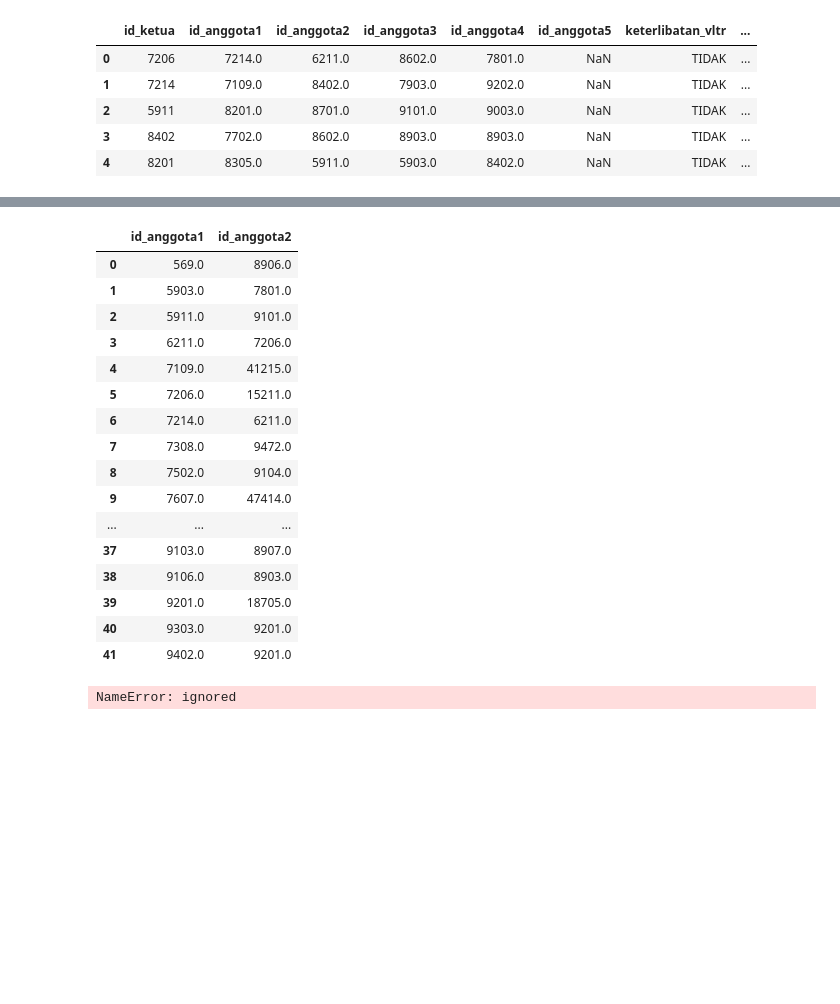
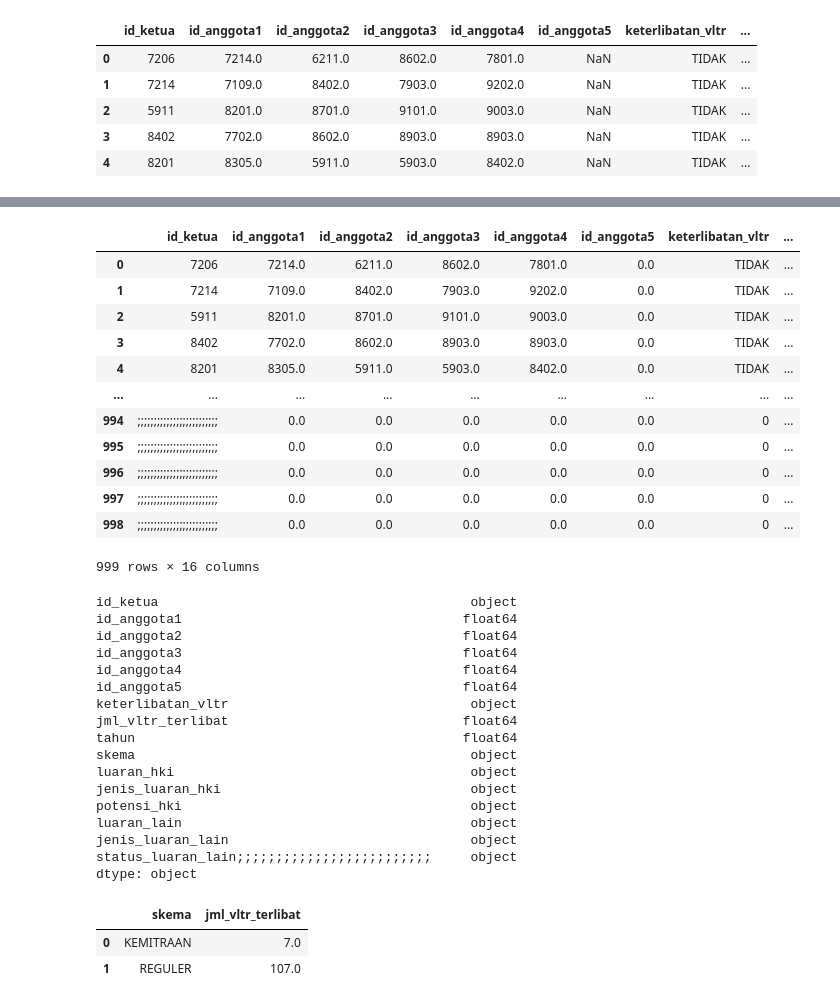
Before and after one commit to almirars/MachineLearning, a Jupyter notebook: Kuis_2.ipynb, the cells around one changed output, grey strips where cells are left out. Drawn from its saved outputs; the diff is of its cells as text; code cells hidden in the pictures; blank space fills up the shorter version.

```diff
--- a/Kuis_2.ipynb
+++ b/Kuis_2.ipynb
@@ -65,37 +31,42 @@ Text(0, 0.5, 'id_anggota2')
-# %%
-bub_data = data.groupby('id_anggota1')['id_anggota2'].sum().reset_index()
-bub_data
-# %% [output]
-|  | id_anggota1 | id_anggota2 |
-| 0 | 569.0 | 8906.0 |
-| 1 | 5903.0 | 7801.0 |
-| 2 | 5911.0 | 9101.0 |
-| 3 | 6211.0 | 7206.0 |
-| 4 | 7109.0 | 41215.0 |
-| 5 | 7206.0 | 15211.0 |
-| 6 | 7214.0 | 6211.0 |
-| 7 | 7308.0 | 9472.0 |
-| 8 | 7502.0 | 9104.0 |
-| 9 | 7607.0 | 47414.0 |
-| ... | ... | ... |
-| 37 | 9103.0 | 8907.0 |
-| 38 | 9106.0 | 8903.0 |
-| 39 | 9201.0 | 18705.0 |
-| 40 | 9303.0 | 9201.0 |
-| 41 | 9402.0 | 9201.0 |
-# %%
-%matplotlib inline
-
-Anggota = [id_ketua, id_anggota1, id_anggota2, id_anggota3, id_anggota4, id_anggota5]
-Tahun = [2017, 2018,2019, 2020]
-
-plt.figure(figsize=(12,7))
-plt.barh(Anggota, Tahun, color='skyblue')
-
-plt.title('Bar Plot Sederhana', size=16)
-plt.xticks(size = 12)
-plt.yticks(size = 12)
-
-plt.show()
-# %% [output]
-NameError: ignored
+# %%
+data.fillna(0)
+# %% [output]
+|  | id_ketua | id_anggota1 | id_anggota2 | id_anggota3 | id_anggota4 | id_anggota5 | keterlibatan_vltr | ... |
+| 0 | 7206 | 7214.0 | 6211.0 | 8602.0 | 7801.0 | 0.0 | TIDAK | ... |
+| 1 | 7214 | 7109.0 | 8402.0 | 7903.0 | 9202.0 | 0.0 | TIDAK | ... |
+| 2 | 5911 | 8201.0 | 8701.0 | 9101.0 | 9003.0 | 0.0 | TIDAK | ... |
+| 3 | 8402 | 7702.0 | 8602.0 | 8903.0 | 8903.0 | 0.0 | TIDAK | ... |
+| 4 | 8201 | 8305.0 | 5911.0 | 5903.0 | 8402.0 | 0.0 | TIDAK | ... |
+| ... | ... | ... | ... | ... | ... | ... | ... | ... |
+| 994 | ;;;;;;;;;;;;;;;;;;;;;;;;; | 0.0 | 0.0 | 0.0 | 0.0 | 0.0 | 0 | ... |
+| 995 | ;;;;;;;;;;;;;;;;;;;;;;;;; | 0.0 | 0.0 | 0.0 | 0.0 | 0.0 | 0 | ... |
+| 996 | ;;;;;;;;;;;;;;;;;;;;;;;;; | 0.0 | 0.0 | 0.0 | 0.0 | 0.0 | 0 | ... |
+| 997 | ;;;;;;;;;;;;;;;;;;;;;;;;; | 0.0 | 0.0 | 0.0 | 0.0 | 0.0 | 0 | ... |
+| 998 | ;;;;;;;;;;;;;;;;;;;;;;;;; | 0.0 | 0.0 | 0.0 | 0.0 | 0.0 | 0 | ... |
+999 rows × 16 columns
+# %%
+data.dtypes
+# %% [output]
+id_ketua                                        object
+id_anggota1                                    float64
+id_anggota2                                    float64
+id_anggota3                                    float64
+id_anggota4                                    float64
+id_anggota5                                    float64
+keterlibatan_vltr                               object
+jml_vltr_terlibat                              float64
+tahun                                          float64
+skema                                           object
+luaran_hki                                      object
+jenis_luaran_hki                                object
+potensi_hki                                     object
+luaran_lain                                     object
+jenis_luaran_lain                               object
+status_luaran_lain;;;;;;;;;;;;;;;;;;;;;;;;;     object
+dtype: object
+# %%
+data.pivot_table('jml_vltr_terlibat', ['skema'], aggfunc='sum').reset_index()
+# %% [output]
+|  | skema | jml_vltr_terlibat |
+| 0 | KEMITRAAN | 7.0 |
+| 1 | REGULER | 107.0 |
```
Also changed, not shown: parts of 24 cells of this notebook.
